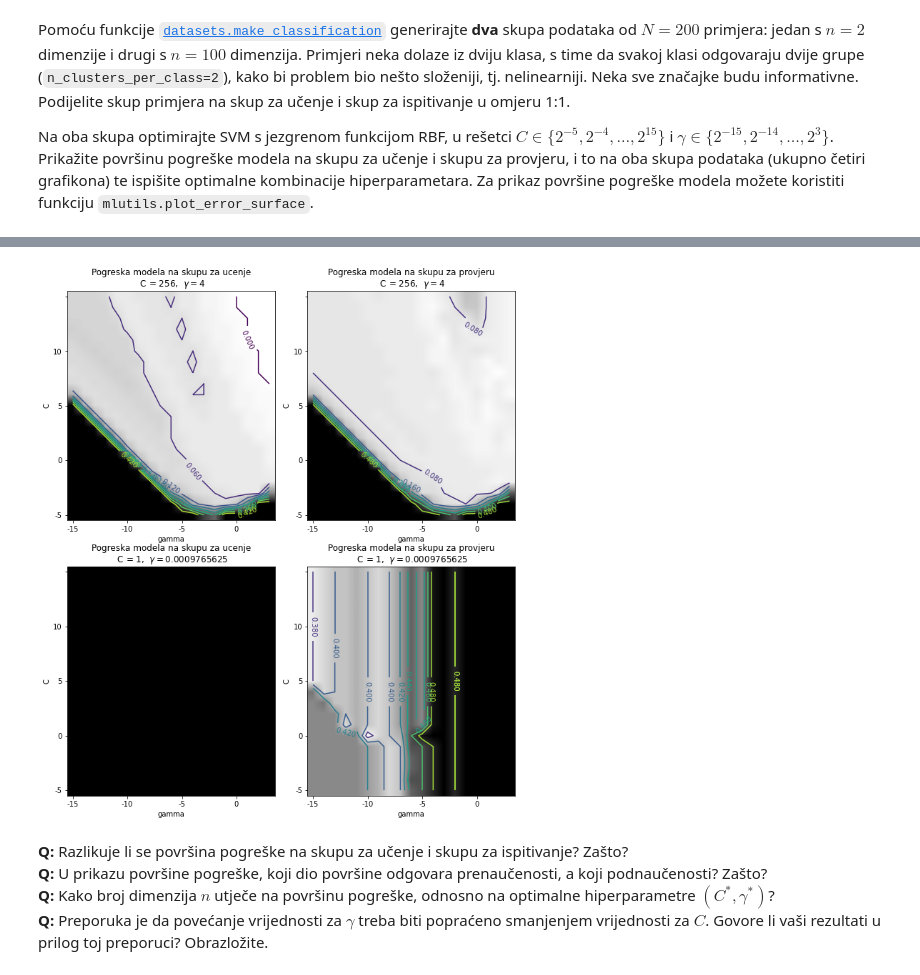
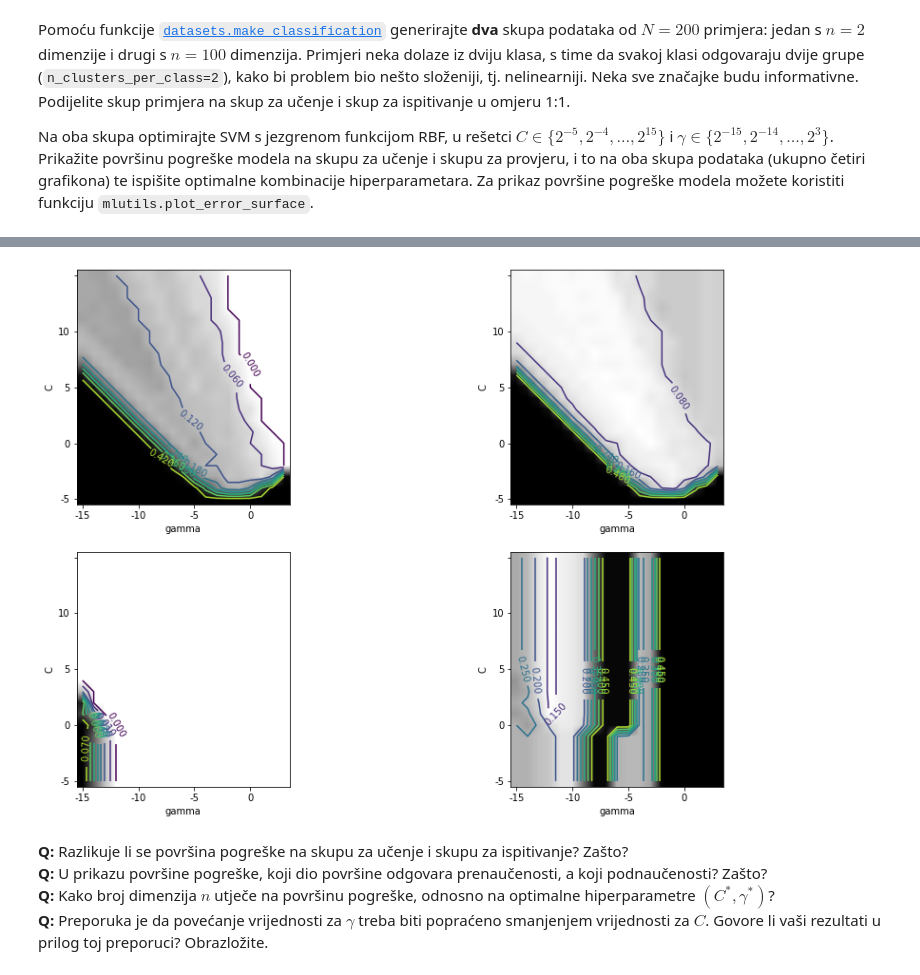
Before and after one commit to sskender/machine-learning-1, a Jupyter notebook: SU1-2021-08-09-10-SVM.ipynb, the cells around one changed output, grey strips where cells are left out. Saved outputs shown, nothing was run; the diff lists cells and outputs as text; code cells hidden in the pictures.

```diff
--- a/SU1-2021-08-09-10-SVM.ipynb
+++ b/SU1-2021-08-09-10-SVM.ipynb
@@ -373,39 +305,31 @@ title('Pogreska modela na skupu za ucenje' + '\n C = ' + str(C1_opt) + ',  $\gam
-# %%
-
-
-from sklearn.datasets import make_classification
-from sklearn.model_selection import train_test_split as TTS
-
-
-
-[X31, y31] = make_classification(n_samples=200, n_features=2, n_informative=2 , n_redundant=0, n_classes=2, n_clusters_per_class=2)
-X31_train, X31_validate, y31_train, y31_validate = TTS(X31, y31, test_size = 0.5)
-
-[X32, y32] = make_classification(n_samples=200, n_features=1000, n_informative=2, n_redundant=0, n_classes=2, n_clusters_per_class=2)
-X32_train, X32_validate, y32_train, y32_validate = TTS(X32, y32, test_size = 0.5)
-
-[C1_opt, g1_opt, tr_err1, val_err1] = grid_search(X31_train, X31_validate, y31_train, y31_validate, (-5,15), (-15,3), error_surface= True)
-[C2_opt, g2_opt, tr_err2, val_err2] = grid_search(X32_train, X32_validate, y32_train, y32_validate, (-5,15), (-15,3), error_surface= True)
-
-figure(figsize(12, 13))
-subplots_adjust(wspace=0.01, hspace = 0.2)
-subplot(2,2,1)
-mlutils.plot_error_surface(tr_err1, (-5,15), (-15,3))
-title('Pogreska modela na skupu za ucenje' + '\n C = ' + str(C1_opt) + ',  $\gamma = $' + str(g1_opt));
-
-subplot(2,2,2)
-mlutils.plot_error_surface(val_err1, (-5,15), (-15,3))
-title('Pogreska modela na skupu za provjeru' + '\n C = ' + str(C1_opt) + ',  $\gamma = $' + str(g1_opt));
-
-subplot(2,2,3)
-mlutils.plot_error_surface(tr_err2, (-5,15), (-15,3))
-title('Pogreska modela na skupu za ucenje' + '\n C = ' + str(C2_opt) + ',  $\gamma = $' + str(g2_opt));
-
-subplot(2,2,4)
-mlutils.plot_error_surface(val_err2, (-5,15), (-15,3))
-title('Pogreska modela na skupu za provjeru' + '\n C = ' + str(C2_opt) + ',  $\gamma = $' + str(g2_opt));
-# %% [output]
-[figure, removed]
+# %%
+fig, axs = plt.subplots(2, 2, figsize=(15, 10))
+
+# 1
+C_optimal2, gamma_optimal2, error_train_trace2, error_test_trace2 = grid_search(X2_train, X2_test, y2_train, y2_test, (-5,15), (-15,3), error_surface= True)
+
+# 2
+C_optimal100, gamma_optimal100, error_train_trace100, error_test_trace100 = grid_search(X100_train, X100_test, y100_train, y100_test, (-5,15), (-15,3), error_surface= True)
+
+
+
+# show chart 1
+plt.subplot(2, 2, 1)
+mlutils.plot_error_surface(error_train_trace2, (-5,15), (-15,3))
+
+# show chart 2
+plt.subplot(2, 2, 2)
+mlutils.plot_error_surface(error_test_trace2, (-5,15), (-15,3))
+
+# show chart 3
+plt.subplot(2, 2, 3)
+mlutils.plot_error_surface(error_train_trace100, (-5,15), (-15,3))
+
+# show chart 4
+plt.subplot(2, 2, 4)
+mlutils.plot_error_surface(error_test_trace100, (-5,15), (-15,3))
+# %% [output]
+[figure, added]
 # %% [markdown]
 **Q:** Razlikuje li se površina pogreške na skupu za učenje i skupu za ispitivanje? Zašto?
 **Q:** U prikazu površine pogreške, koji dio površine odgovara prenaučenosti, a koji podnaučenosti? Zašto?
```
Also changed, not shown: parts of 10 cells of this notebook.
